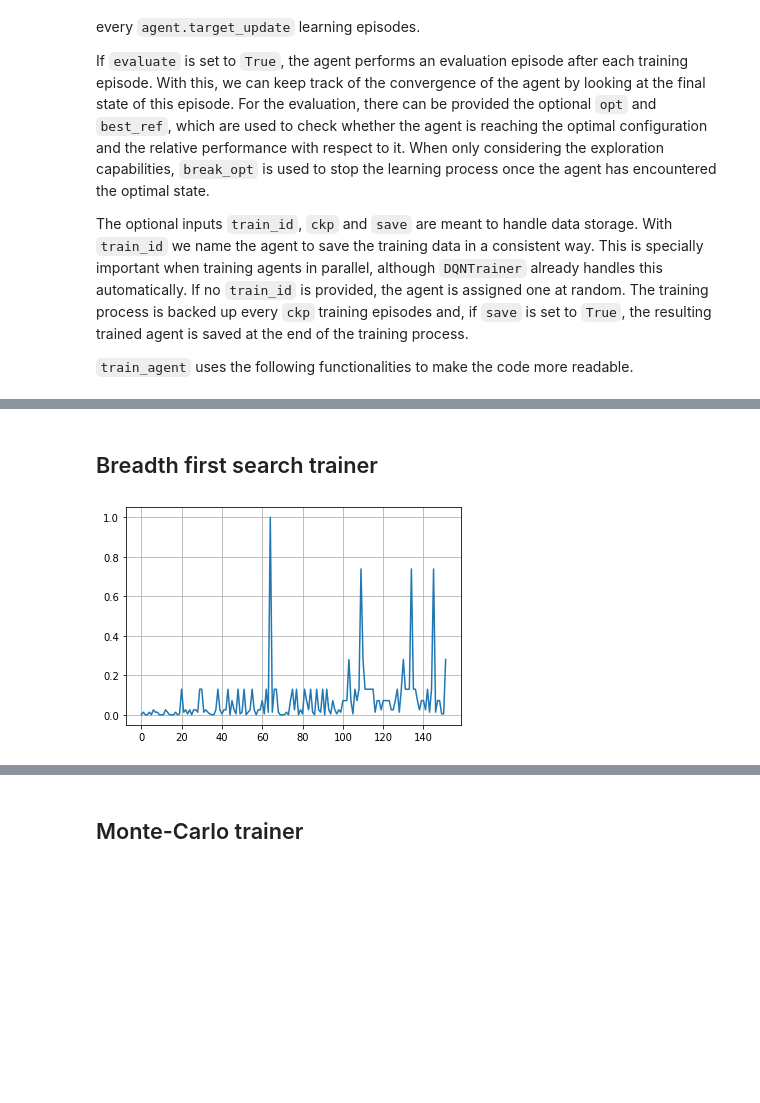
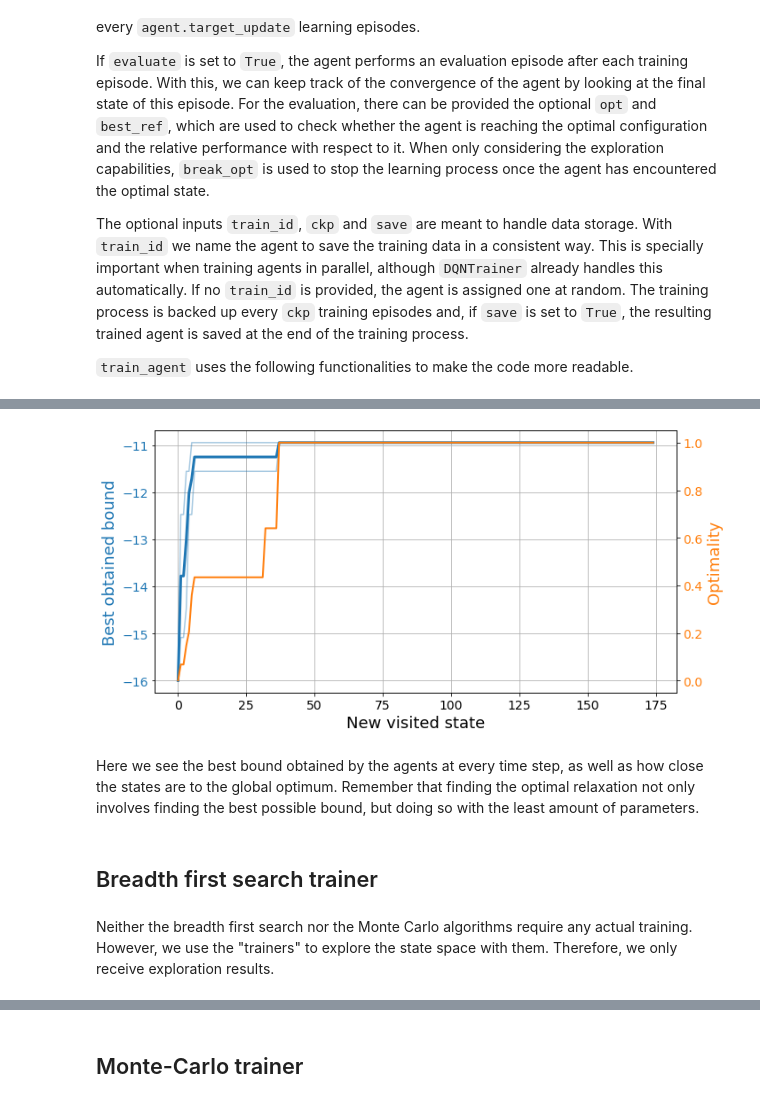
Before and after one commit to BorjaRequena/bounce, a Jupyter notebook: nbs/04_training.ipynb, the cells around one changed output, grey strips where cells are left out. Drawn from its saved outputs; the diff is of its cells as text; code cells hidden in the pictures; blank space fills up the shorter version.

```diff
--- a/nbs/04_training.ipynb
+++ b/nbs/04_training.ipynb
@@ -256,3 +281,9 @@ plot_trainings(results['training'])
+# %%
+plot_exploration(results['exploration'])
+# %% [output]
+[figure, added]
+# %% [markdown]
+Here we see the best bound obtained by the agents at every time step, as well as how close the states are to the global optimum. Remember that finding the optimal relaxation not only involves finding the best possible bound, but doing so with the least amount of parameters.
 # %% [markdown]
 ## Breadth first search trainer
 # %%
@@ -328 +359,3 @@ class BrFSTrainer:
+# %% [markdown]
+Neither the breadth first search nor the Monte Carlo algorithms require any actual training. However, we use the "trainers" to explore the state space with them. Therefore, we only receive exploration results.
 # %%
@@ -330,7 +363,2 @@ bfs = BrFSTrainer(N, H, profile)
 # %%
 results = bfs.train(150, opt=opt, best_ref=best_ref)
-# %%
-plt.plot(np.mean(results["oracle_rewards"], axis=0))
-plt.grid()
-# %% [output]
-[figure, removed]
```
Also changed, not shown: parts of 23 cells of this notebook, 35 other files.
